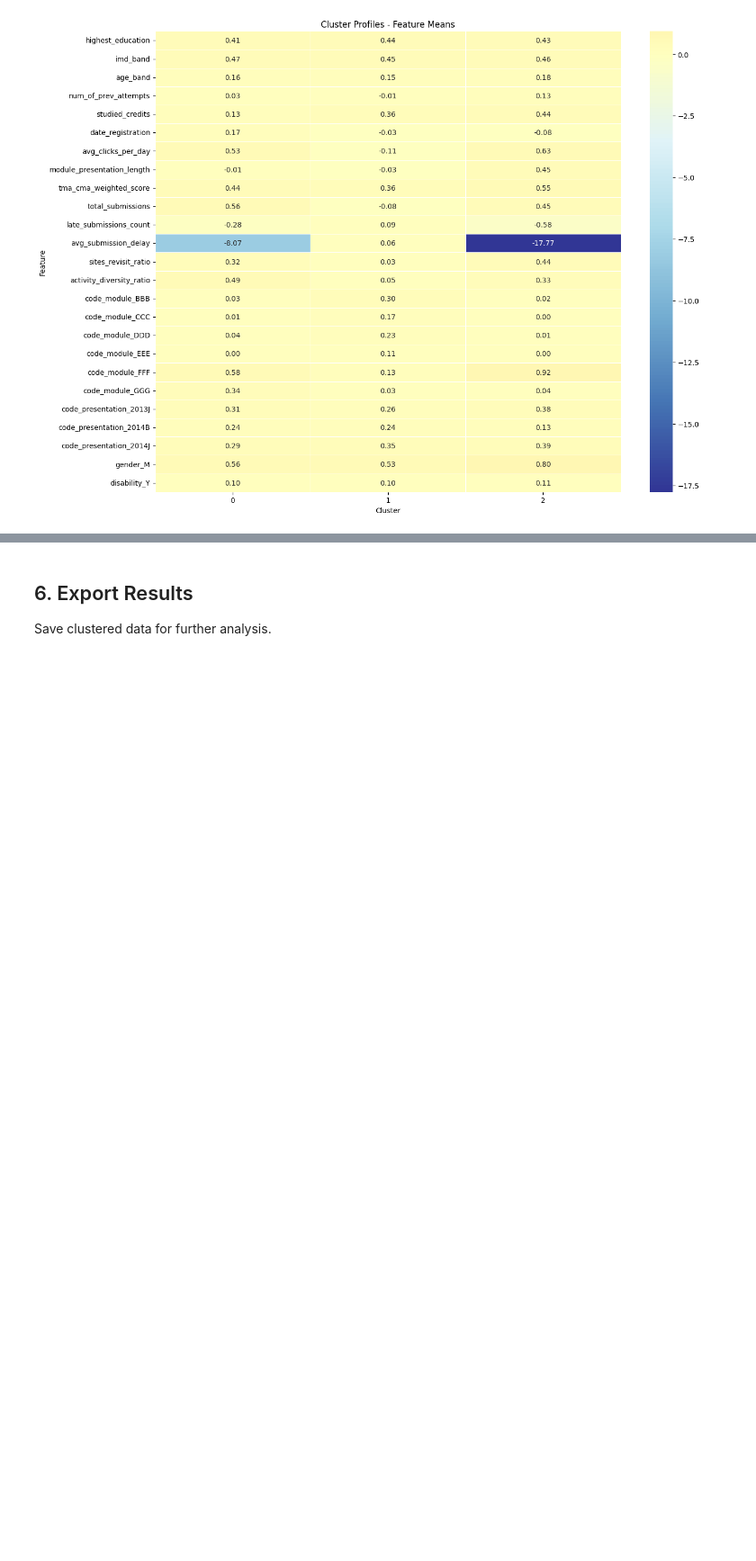
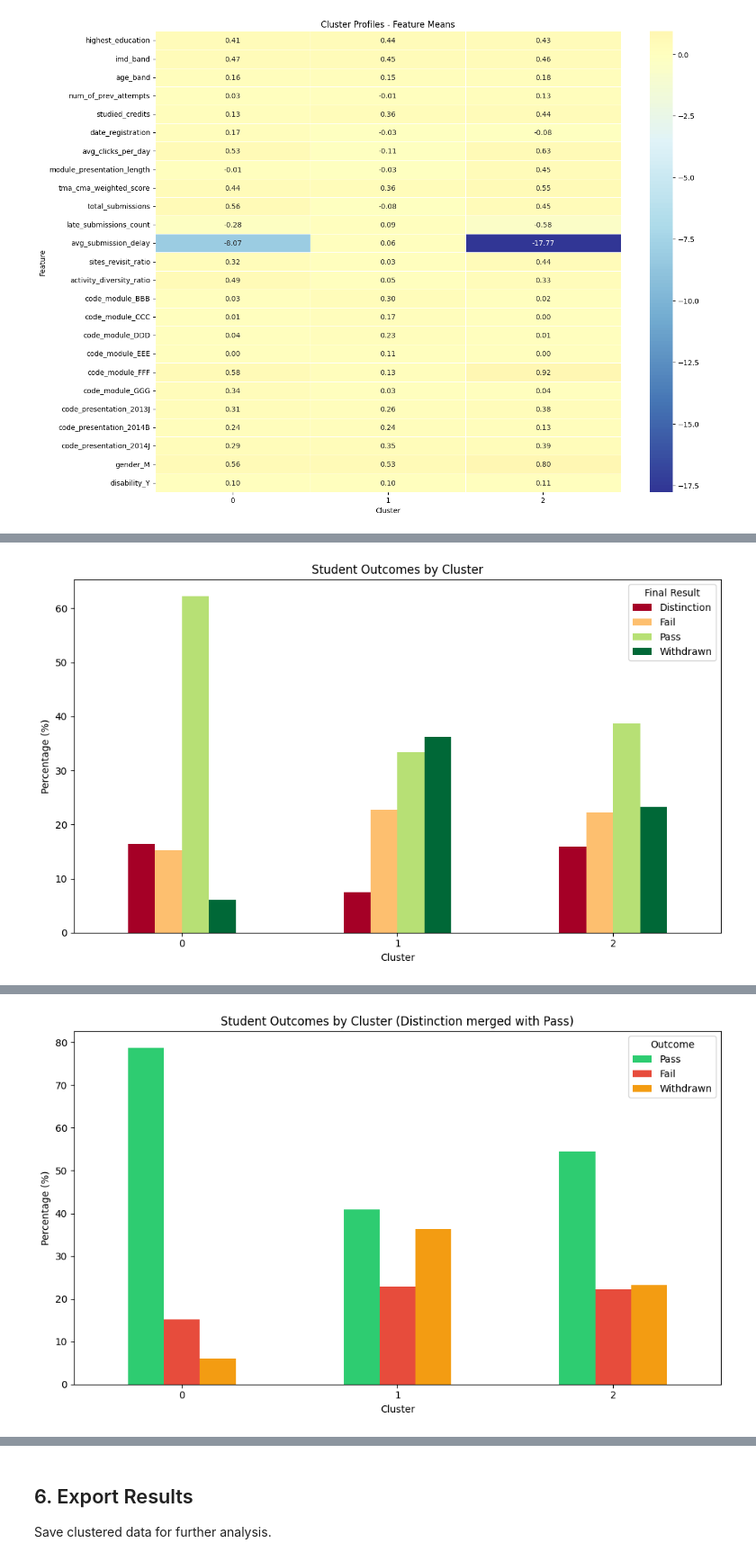
Before and after one commit to Lithika-Ramesh/data-mining, a Jupyter notebook: model/birch.ipynb, the cells around one changed output, grey strips where cells are left out. Shown at 90% size. Saved outputs shown, nothing was run; the diff lists cells and outputs as text; code cells hidden in the pictures; blank space fills up the shorter version.

Commit message:
feat(birch): add cluster outcome analysis (pass/fail/withdrawn rates)

```diff
--- a/model/birch.ipynb
+++ b/model/birch.ipynb
@@ -312,3 +312,80 @@ plt.tight_layout()
 plt.show()
 # %% [output]
 [figure]
+# %%
+# Load original data with final_result
+original_df = pd.read_csv('../data/merged/merged_1.csv')
+
+# Add cluster labels to original data
+original_df['cluster'] = cluster_labels
+
+# Cross-tabulation: cluster vs final_result
+outcome_counts = pd.crosstab(original_df['cluster'], original_df['final_result'])
+outcome_rates = pd.crosstab(original_df['cluster'], original_df['final_result'], normalize='index') * 100
+
+print("Outcome Counts per Cluster:")
+print(outcome_counts)
+print("\nOutcome Rates (%) per Cluster:")
+print(outcome_rates.round(2))
+
+# Plot outcome rates
+outcome_rates.plot(kind='bar', figsize=(10, 6), colormap='RdYlGn')
+plt.title('Student Outcomes by Cluster')
+plt.xlabel('Cluster')
+plt.ylabel('Percentage (%)')
+plt.legend(title='Final Result')
+plt.xticks(rotation=0)
+plt.tight_layout()
+plt.show()
+
+# Summary
+for cluster in sorted(original_df['cluster'].unique()):
+    print(f"\nCluster {cluster}:")
+    print(f"  Total students: {len(original_df[original_df['cluster'] == cluster])}")
+    for outcome in outcome_rates.columns:
+        rate = outcome_rates.loc[cluster, outcome]
+        print(f"  {outcome}: {rate:.1f}%")
+
+
+
+
+# Create simplified outcome (merge Distinction + Pass)
+original_df['outcome_simplified'] = original_df['final_result'].replace({
+    'Distinction': 'Pass',
+    'Pass': 'Pass',
+    'Fail': 'Fail',
+    'Withdrawn': 'Withdrawn'
+})
+
+# Cross-tabulation with simplified outcomes
+outcome_counts_simple = pd.crosstab(original_df['cluster'], original_df['outcome_simplified'])
+outcome_rates_simple = pd.crosstab(original_df['cluster'], original_df['outcome_simplified'], normalize='index') * 100
+
+# Reorder columns
+col_order = ['Pass', 'Fail', 'Withdrawn']
+outcome_counts_simple = outcome_counts_simple[col_order]
+outcome_rates_simple = outcome_rates_simple[col_order]
+
+print("Simplified Outcome Counts per Cluster:")
+print(outcome_counts_simple)
+print("\nSimplified Outcome Rates (%) per Cluster:")
+print(outcome_rates_simple.round(2))
+
+# Plot simplified outcome rates
+colors = ['#2ecc71', '#e74c3c', '#f39c12']  # Green, Red, Orange
+outcome_rates_simple.plot(kind='bar', figsize=(10, 6), color=colors)
+plt.title('Student Outcomes by Cluster (Distinction merged with Pass)')
+plt.xlabel('Cluster')
+plt.ylabel('Percentage (%)')
+plt.legend(title='Outcome')
+plt.xticks(rotation=0)
+plt.tight_layout()
+plt.show()
+
+# Summary
+for cluster in sorted(original_df['cluster'].unique()):
+    print(f"\nCluster {cluster} (n={len(original_df[original_df['cluster'] == cluster])}):")
+    for outcome in col_order:
+        rate = outcome_rates_simple.loc[cluster, outcome]
+        print(f"  {outcome}: {rate:.1f}%")
+# %% [output]
@@ -314,0 +405 @@ plt.show()
+[figure, added]
@@ -314,0 +423 @@ plt.show()
+[figure, added]
```
Also changed, not shown: parts of 1 cell of this notebook.
